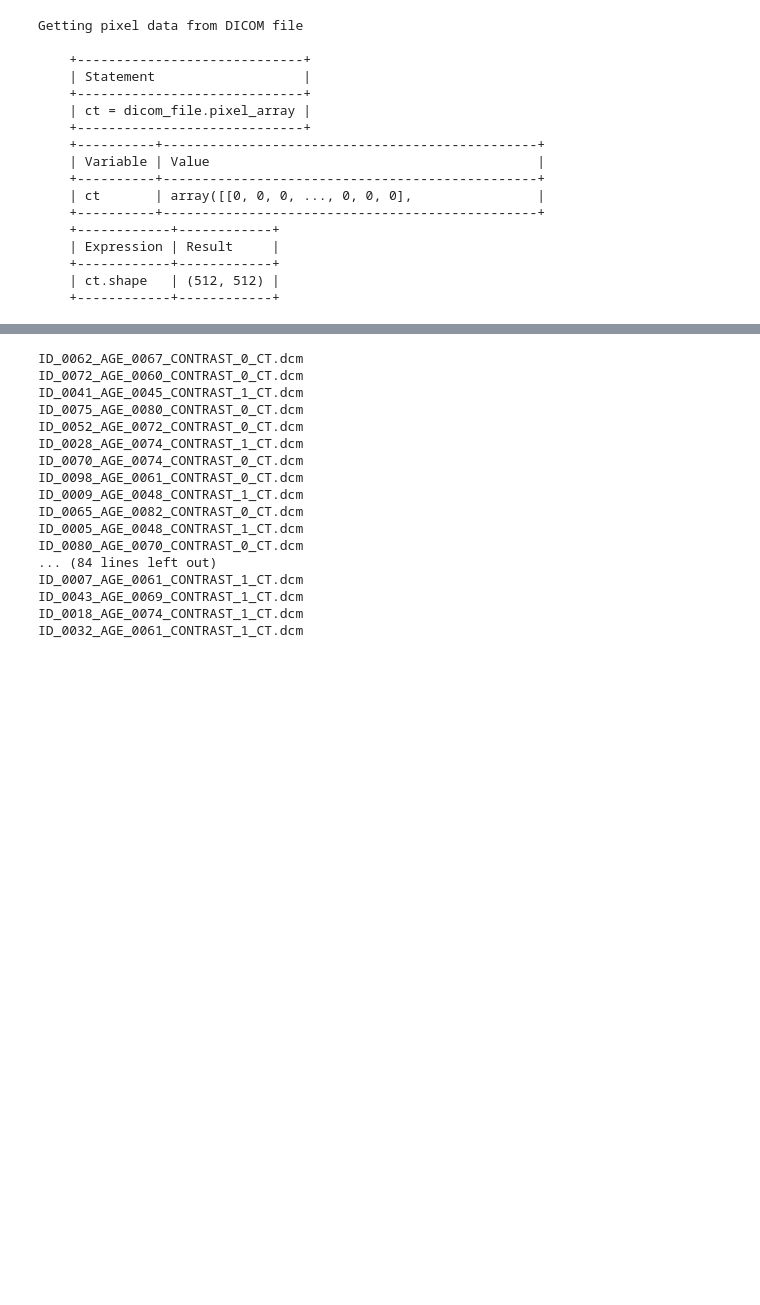
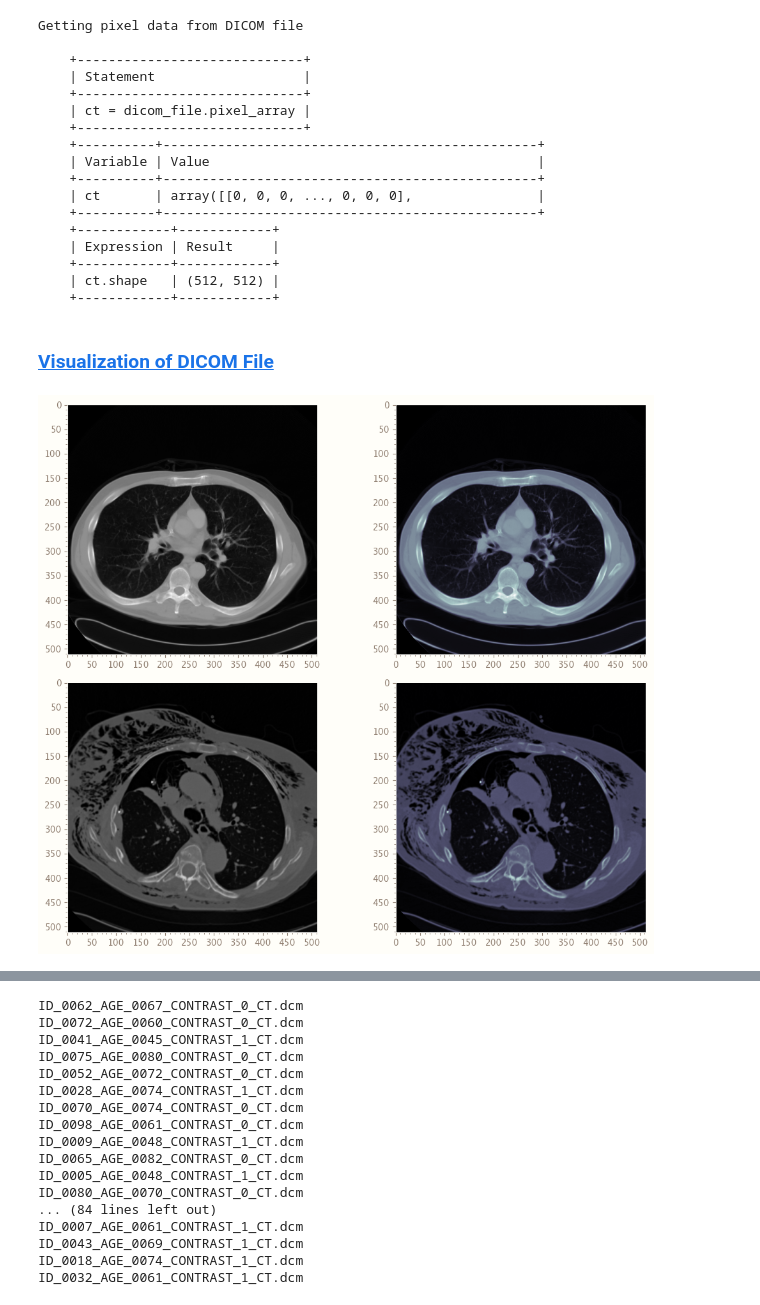
Before and after one commit to RaphaelZH/OpenCV_Program_EN, a Jupyter notebook: Deep Learning with PyTorch for Medical Image Analysis/Notebooks/3 - Data Formats in Medical Imaging.ipynb, the cells around one changed output, grey strips where cells are left out. Cells and saved outputs as stored; diff of their text form; code cells hidden in the pictures; blank space fills up the shorter version.

```diff
--- a/Deep Learning with PyTorch for Medical Image Analysis/Notebooks/3 - Data Formats in Medical Imaging.ipynb
+++ b/Deep Learning with PyTorch for Medical Image Analysis/Notebooks/3 - Data Formats in Medical Imaging.ipynb
@@ -210,4 +211,82 @@ Getting pixel data from DICOM file
     +------------+------------+
     | ct.shape   | (512, 512) |
     +------------+------------+
+# %% [markdown]
+### <a id='toc5_1_2_'></a>[Visualization of DICOM File](#toc0_)
+# %%
+def image_display(image, ax, title, cmap):
+    ax.imshow(image, cmap)
+    ax.grid(False)
+    ax.set_title(title, loc="center", pad=10)
+    x_ticks = list(range(0, image.shape[1], 50))
+    y_ticks = list(range(0, image.shape[0], 50))
+    ax.set(xticks=x_ticks, xticklabels=x_ticks, yticks=y_ticks, yticklabels=y_ticks)
+    ax.set_xlim(left=0)
+    ax.set_ylim(top=0)
+    ax.minorticks_on()
+    return ax
+
+
+path_object = Path(dir_path)
+random_dicom_path = random.choice(
+    [
+        entry.name
+        # When a path points to a directory, `Path.iterdir` generates a path object
+        # of the directory's contents
+        for entry in path_object.iterdir()
+        # `Path.is_file` returns True if the path points to a normal file or to a symbolic link
+        # to a normal file, False if it points to another type of file
+
+        #
+        if (entry.is_file() and entry.name != sample_dcm)
+    ]
+)
+random_dicom_file = pydicom.read_file(dir_path + random_dicom_path)
+
+plt.rcParams["figure.figsize"] = (figure_size[0] / 3 * 2, figure_size[1])
+
+fig, axs = plt.subplots(nrows=2, ncols=2)
+
+image_display(
+    ct,
+    axs[0, 0],
+    "",
+    #
+    cmap="gray",
+)
+
+image_display(
+    ct,
+    axs[0, 1],
+    "",
+    #
+    cmap="bone",
+)
+
+image_display(
+    random_dicom_file.pixel_array,
+    axs[1, 0],
+    "",
+    cmap="gray",
+)
+
+image_display(
+    random_dicom_file.pixel_array,
+    axs[1, 1],
+    "",
+    cmap="bone",
+)
+
+
+fig.suptitle(
+    "",
+    fontsize="x-large",
+    x=0.5,
+    y=0,
+)
+
+plt.tight_layout()
+plt.show()
+# %% [output]
+[figure, added]
 # %%
```
Also changed, not shown: parts of 17 cells of this notebook.
